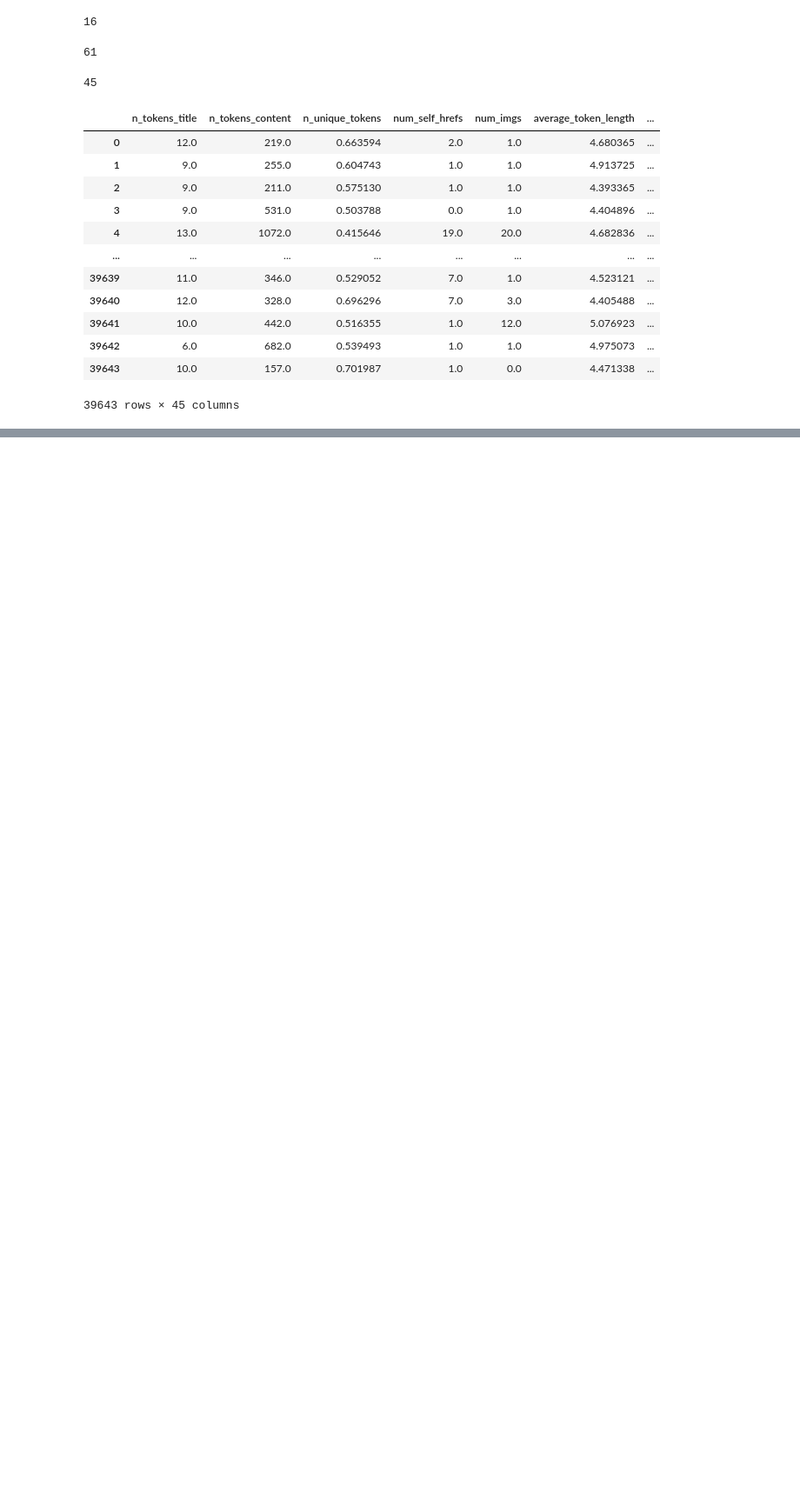
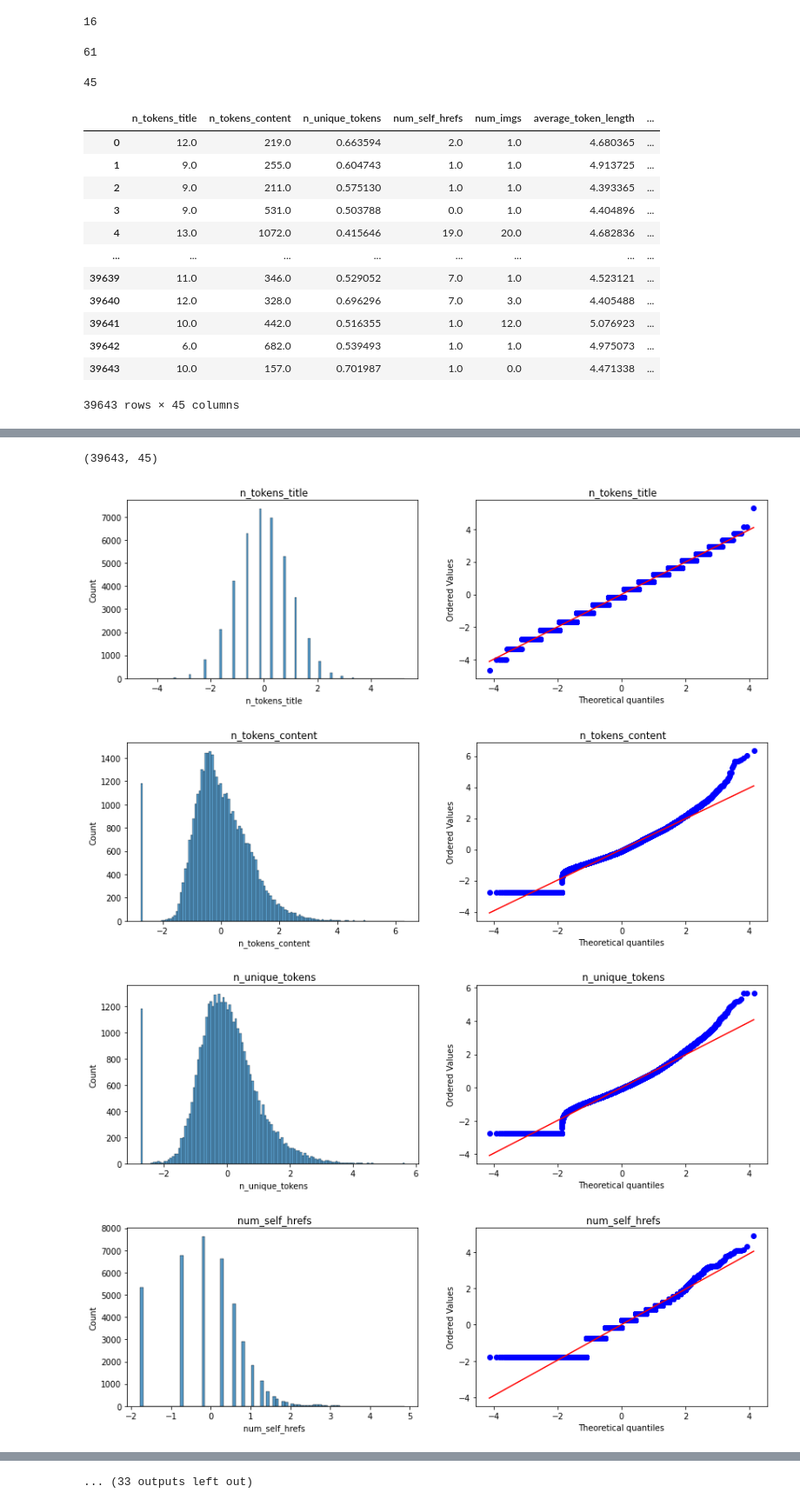
Before and after one commit to PyAshishMhatre/OnlineNewsPopularity_IE7374_MachineLearning, a Jupyter notebook: ProjectGroup_12_NewsPopularity.ipynb, the cells around one changed output, grey strips where cells are left out. Shown at 87% size. Saved outputs shown, nothing was run; the diff lists cells and outputs as text; code cells hidden in the pictures; blank space fills up the shorter version.

```diff
--- a/ProjectGroup_12_NewsPopularity.ipynb
+++ b/ProjectGroup_12_NewsPopularity.ipynb
@@ -1748,0 +1793,8 @@ df
+# %%
+# Apply Yeo-Johnson transform
+
+transform = PowerTransformer()
+
+df_trans = transform.fit_transform(df)
+# %%
+df_trans = pd.DataFrame(df_trans,columns=df.columns)
@@ -1748,0 +1805,21 @@ df
+# %%
+df_trans.shape
+# %% [output]
+(39643, 45)
+# %%
+for col in df_trans.columns:
+    plt.figure(figsize=(14,4))
+    plt.subplot(121)
+    sns.histplot(df_trans[col])
+    plt.title(col)
+
+    plt.subplot(122)
+    stats.probplot(df_trans[col], dist="norm", plot=plt)
+    plt.title(col)
+
+    plt.show()
+# %% [output]
+[figure, added]
+[figure, added]
+[figure, added]
+[figure, added]
@@ -1748,0 +1834 @@ df
+... (33 outputs left out)
```
Also changed, not shown: parts of 22 cells of this notebook.
